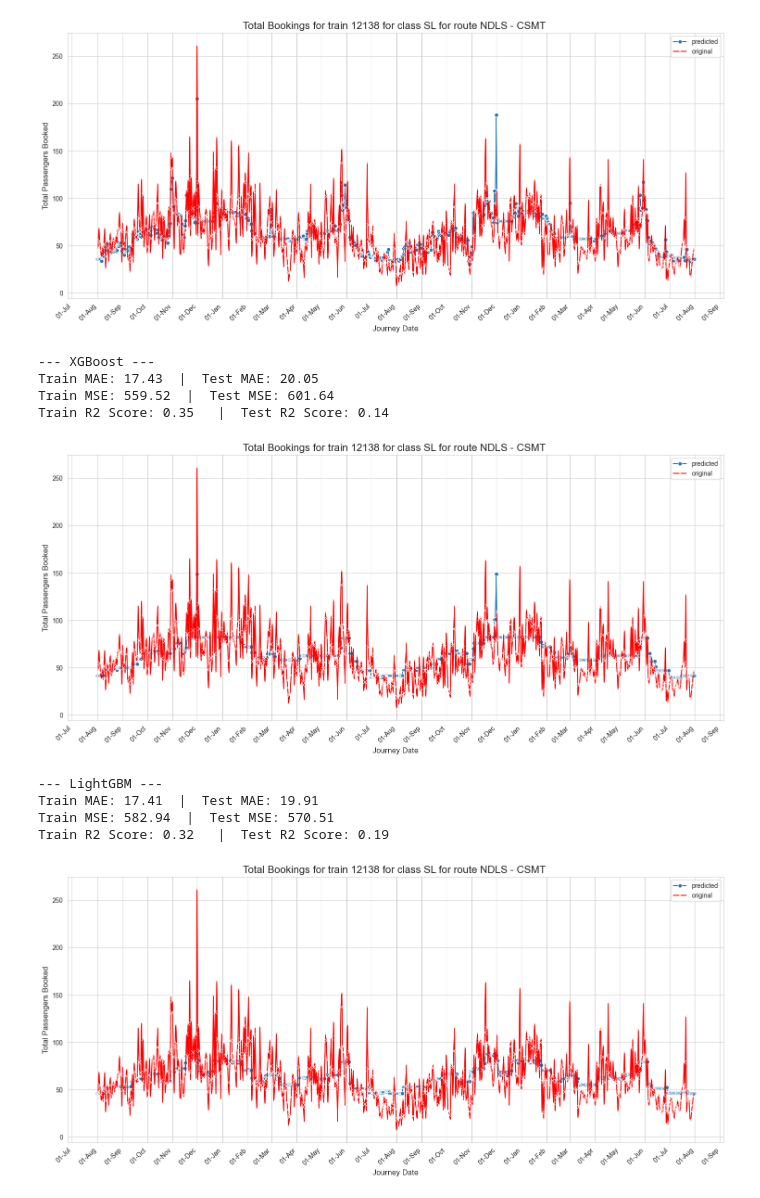
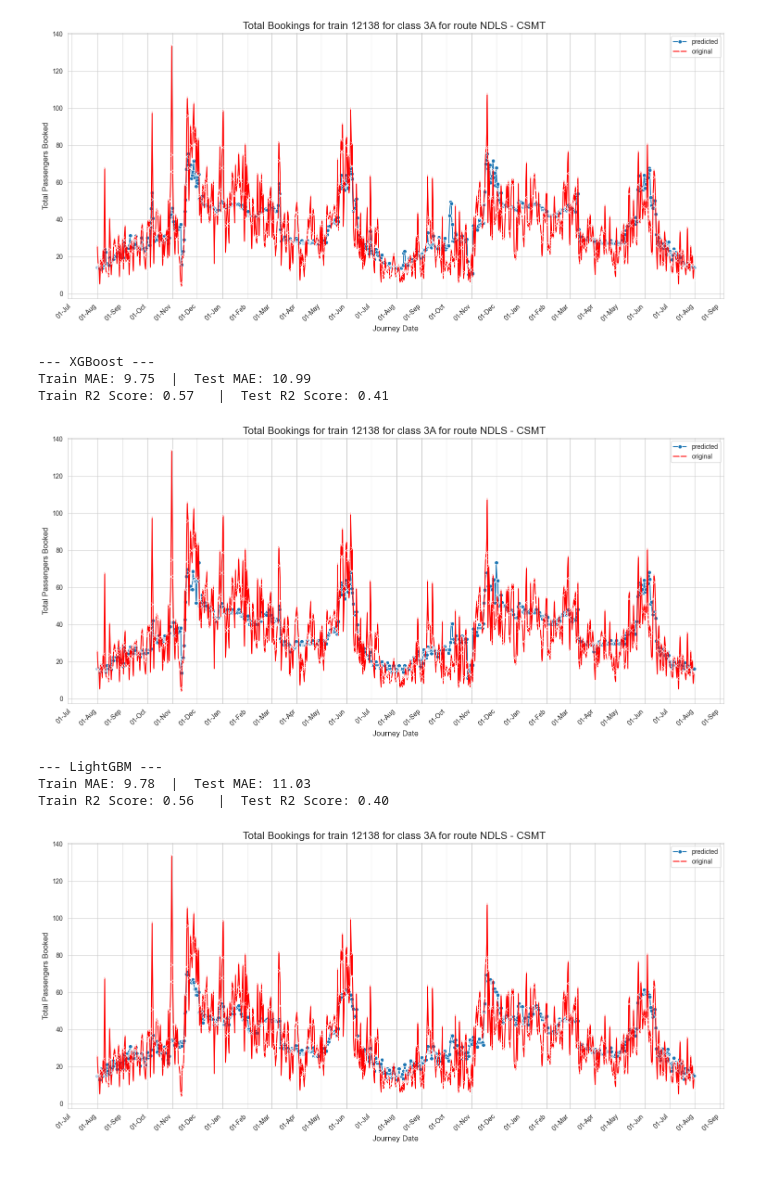
Before and after one commit to yashu1819/DPonTrain, a Jupyter notebook: ML/TrainDemandGeneral.ipynb, the cells around one changed output. Cells and saved outputs as stored; diff of their text form; code cells hidden in the pictures.

```diff
--- a/ML/TrainDemandGeneral.ipynb
+++ b/ML/TrainDemandGeneral.ipynb
@@ -4,7 +4,7 @@ import numpy as np
 train_no= 12138
 brdpt= "NDLS" # Write -1 here to predict overall demand
 resupto="CSMT"
-cls="SL"
+cls="3A"
 df=pd.read_csv(f"../CRIS_data/train_demand/demand_{train_no}.csv")
 # %%
 # Basic cleaning
@@ -207,9 +207,12 @@ import matplotlib.pyplot as plt
 import seaborn as sns
 import matplotlib.dates as mdates # Add this line
 
+from sklearn.model_selection import train_test_split
 
 # --- 2. VISUALIZATION ---
 def plot_booking_graph():
+    X_train, X_test, y_train, y_test = train_test_split(X, y, test_size=0.2, random_state=42)
+
     plt.figure(figsize=(15, 7))
     sns.set_style("whitegrid")
 
@@ -276,13 +279,14 @@ from xgboost import XGBRegressor
 from sklearn.metrics import mean_absolute_error, mean_squared_error, r2_score
 import lightgbm as lgb
 
-
+x= int((y_train.mean()))
 # Initialize models
 models = {
     # "Linear Regression": LinearRegression(),
-    "Random Forest": RandomForestRegressor( max_depth=5,n_estimators=max(10,int(y_train.mean()/25)), random_state=42 ),
-    "XGBoost": XGBRegressor(max_depth=2, n_estimators=max(10,int(y_train.mean()/25)), random_state=42,reg_lambda=1 ),
-    "LightGBM": lgb.LGBMRegressor(verbose=-1,max_depth=5,n_estimators=max(10,int(y_train.mean()/25)), random_state=42,reg_lambda=1 )
+
+    "Random Forest": RandomForestRegressor( max_depth=5,n_estimators=max(10,x), random_state=42 ),
+    "XGBoost": XGBRegressor(max_depth=2, n_estimators=max(10,x), random_state=42,reg_lambda=1 ),
+    "LightGBM": lgb.LGBMRegressor(verbose=-1,max_depth=5,n_estimators=max(10,x), random_state=42,reg_lambda=1 )
 }
 
 # Loop to train and evaluate each model
@@ -311,7 +315,7 @@ for name, model in models.items():
     # --- PRINT RESULTS ---
     print(f"--- {name} ---")
     print(f"Train MAE: {train_mae:.2f}  |  Test MAE: {test_mae:.2f}")
-    print(f"Train MSE: {train_mse:.2f}  |  Test MSE: {test_mse:.2f}")
+    # print(f"Train MSE: {train_mse:.2f}  |  Test MSE: {test_mse:.2f}")
     print(f"Train R2 Score: {train_r2:.2f}   |  Test R2 Score: {test_r2:.2f}\n")
     df['predicted_psgn']= model.predict(X)
     plot_booking_graph()
@@ -323,11 +326,9 @@ Train R2 Score: 0.48   |  Test R2 Score: 0.08
-[figure, old version]
+[figure, new version]
 --- XGBoost ---
-Train MAE: 17.43  |  Test MAE: 20.05
-Train MSE: 559.52  |  Test MSE: 601.64
-Train R2 Score: 0.35   |  Test R2 Score: 0.14
+Train MAE: 9.75  |  Test MAE: 10.99
+Train R2 Score: 0.57   |  Test R2 Score: 0.41
-[figure, old version]
+[figure, new version]
 --- LightGBM ---
-Train MAE: 17.41  |  Test MAE: 19.91
-Train MSE: 582.94  |  Test MSE: 570.51
-Train R2 Score: 0.32   |  Test R2 Score: 0.19
+Train MAE: 9.78  |  Test MAE: 11.03
+Train R2 Score: 0.56   |  Test R2 Score: 0.40
-[figure, old version]
+[figure, new version]
```
Also changed, not shown: parts of 3 cells of this notebook, 1 other file.
